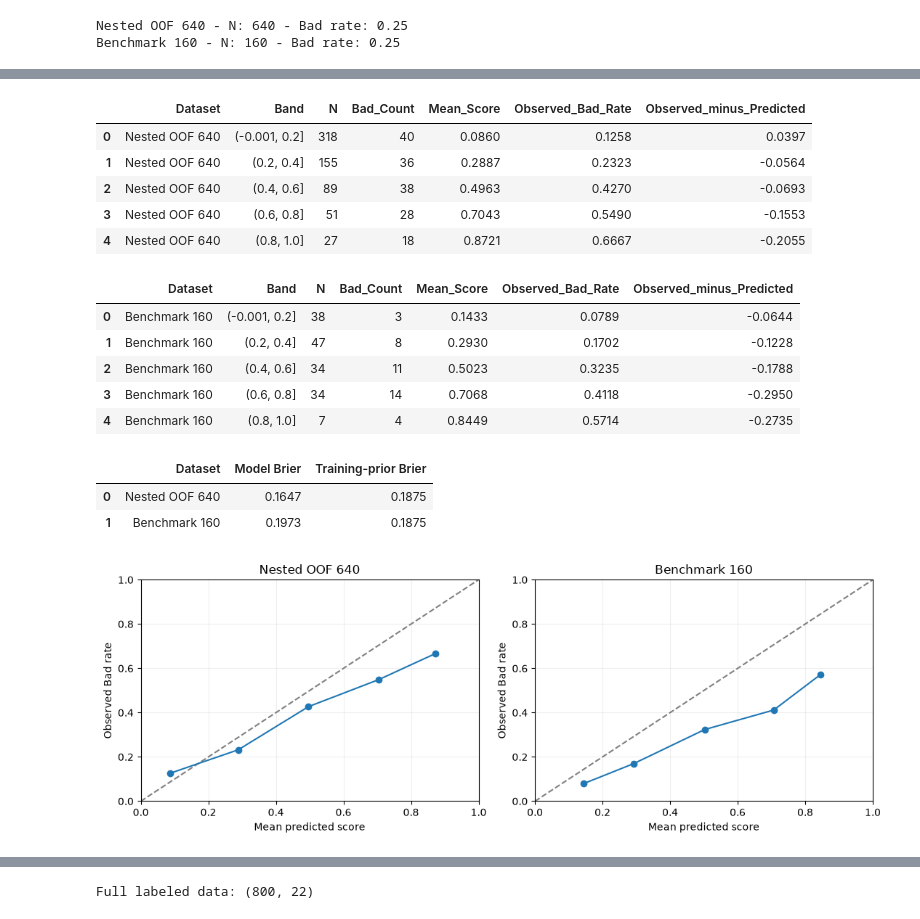
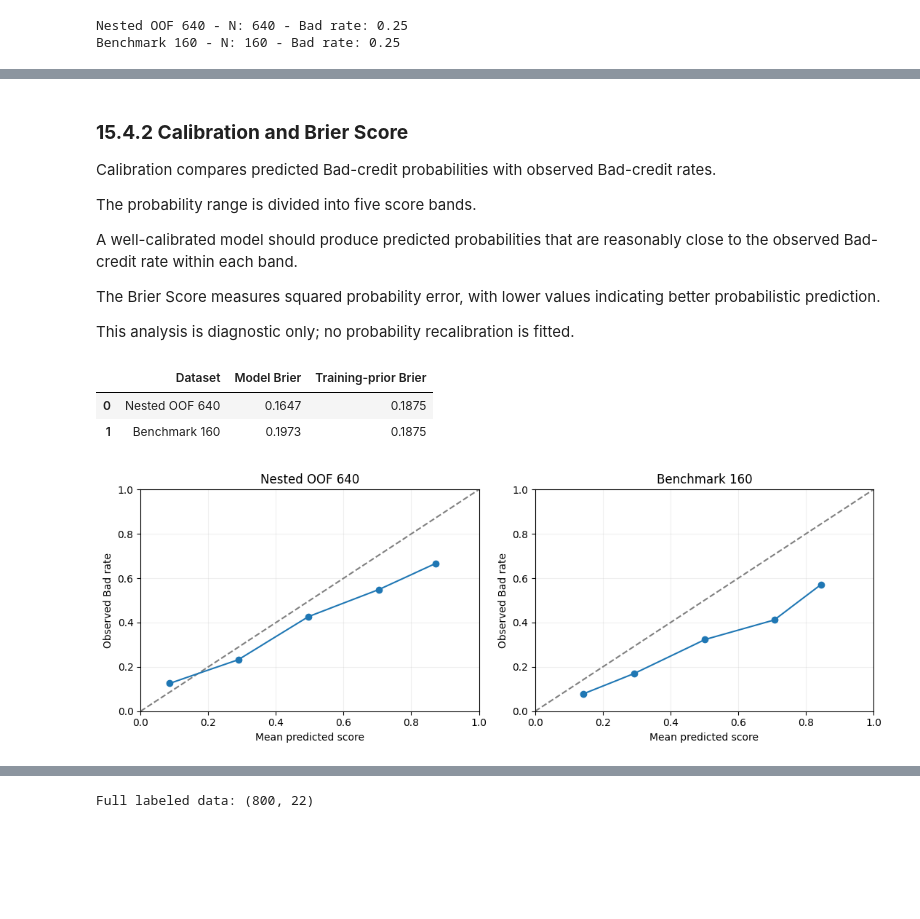
Before and after one commit to tnamgia76-debug/DS66B_group_5-German-Credit_Statistic, a Jupyter notebook: main_v2.ipynb, the cells around one changed output, grey strips where cells are left out. Saved outputs shown, nothing was run; the diff lists cells and outputs as text; code cells hidden in the pictures; blank space fills up the shorter version.

Commit message:
Finalize German Credit analysis notebook

```diff
--- a/main_v2.ipynb
+++ b/main_v2.ipynb
@@ -3796,6 +2642,8 @@ This produces 148 candidate strategies.
 
 For every Inner fold, the actual feature names are selected using only that fold's training data.
 # %%
+# Jointly search feature count, model configuration and threshold.
+# 4 feature strategies x 37 model configurations = 148 candidates.
 def search_outer_candidates_with_features(
     outer_train,
     outer_assignment
@@ -3811,7 +2659,7 @@ def search_outer_candidates_with_features(
             model_builder = candidate["model_builder"]
 
             for config in candidate["configs"]:
-
+                # Evaluate this candidate using leakage-safe fold-wise feature selection.
                 oof_prob = generate_inner_oof_feature_selection(
                     model_builder=model_builder,
                     model_params=config,
@@ -3831,7 +2679,8 @@ def search_outer_candidates_with_features(
                     "Model": model_name,
                     "Params": config,
                     "Threshold": best_threshold["Threshold"],
-                    "Cost": int(best_threshold["Cost"])
+                    "Cost": int(best_threshold["Cost"]),
+                    "Average Cost": float(best_threshold["Average Cost"])
                 })
 
     results = pd.DataFrame(results)
@@ -4339,8 +3105,8 @@ This produces 148 candidate combinations.
 
 For each candidate, the threshold minimizing OOF business cost is selected.
 # %%
+# Search all 148 feature/model candidates using Development OOF predictions only.
 final_feature_search_results = []
-
 
 for feature_name, n_features in FEATURE_COUNTS.items():
 
@@ -4356,7 +3122,7 @@ for feature_name, n_features in FEATURE_COUNTS.items():
                 model_params=config,
                 n_features=n_features
             )
-
+            # Select the business-cost threshold from Development OOF predictions.
             best_threshold, _ = find_best_threshold(
                 y_true=y,
                 prob_bad=final_oof
@@ -4373,9 +3139,7 @@ for feature_name, n_features in FEATURE_COUNTS.items():
                 "FN": int(best_threshold["FN"]),
                 "TP": int(best_threshold["TP"]),
                 "Cost": int(best_threshold["Cost"]),
-                "Average Cost": (
-                    best_threshold["Cost"] / len(development)
-                )
+                "Average Cost": float(best_threshold["Average Cost"])
             })
 # %%
 final_feature_search_results = (
@@ -4590,20 +3680,11 @@ benchmark_pred = (
 # %%
-tn, fp, fn, tp = confusion_matrix(
-    y_benchmark,
-    benchmark_pred
-).ravel()
-
+tn, fp, fn, tp = confusion_matrix(y_benchmark, benchmark_pred).ravel()
 
 benchmark_cost = 5 * fn + fp
 
-benchmark_average_cost = (
-    benchmark_cost
-    / len(y_benchmark)
-)
+benchmark_average_cost = (benchmark_cost / len(y_benchmark))
 
-benchmark_cost_per_100 = (
-    benchmark_average_cost * 100
-)
+benchmark_cost_per_100 = (benchmark_average_cost * 100)
 # %%
 benchmark_metrics = pd.DataFrame({
     "Metric": [
@@ -4754,14 +3841,14 @@ from IPython.display import display
 VALIDATION_DIR = PROJECT_ROOT / "outputs" / "validation_checks"
 VALIDATION_DIR.mkdir(parents=True, exist_ok=True)
 
-
+# Calculate diagnostic classification, discrimination, calibration and business metrics.
+# These metrics are reported only after model selection has been completed.
 def validation_metrics(actual, probability, threshold):
     actual = np.asarray(actual)
     probability = np.asarray(probability)
     prediction = (probability >= np.asarray(threshold)).astype(int)
 
     tn, fp, fn, tp = confusion_matrix(actual, prediction, labels=[0, 1]).ravel()
-    fpr, tpr, _ = roc_curve(actual, probability, drop_intermediate=False)
     auc = roc_auc_score(actual, probability)
 
     return {
@@ -4771,21 +3858,13 @@ def validation_metrics(actual, probability, threshold):
         "Accuracy": accuracy_score(actual, prediction),
         "ROC-AUC": auc,
         "Average Precision": average_precision_score(actual, probability),
-        "Gini": 2 * auc - 1,
-        "KS": np.max(np.abs(tpr - fpr)),
-        "TPR-FPR at cutoff": tp / (tp + fn) - fp / (fp + tn),
         "Recall Bad": tp / (tp + fn),
         "FPR Good": fp / (fp + tn),
-        "FNR Bad": fn / (tp + fn),
-        "Approval Rate": (tn + fn) / len(actual),
-        "Bad Rate Approved": fn / (tn + fn) if tn + fn > 0 else np.nan,
         "Total Cost": 5 * fn + fp,
         "Average Cost": (5 * fn + fp) / len(actual),
         "Brier": brier_score_loss(actual, probability)
     }
 
-print("TPR-FPR at cutoff:", validation_metrics(actual, scores, final_threshold)["TPR-FPR at cutoff"])
-
 print("Model:", final_model_name)
 print("Parameters:", final_params)
 print("Frozen threshold:", final_threshold)
@@ -4904,6 +3984,18 @@ display(baseline_comparison.round(4))
 | 3 | Benchmark 160 | Model | 0.6562 | 11 | 44 | 99 | 0.6188 |
 | 4 | Benchmark 160 | All Good | 0.7500 | 40 | 0 | 200 | 1.2500 |
 | 5 | Benchmark 160 | All Bad | 0.2500 | 0 | 120 | 120 | 0.7500 |
+# %% [markdown]
+### **15.4.2 Calibration and Brier Score**
+
+Calibration compares predicted Bad-credit probabilities with observed Bad-credit rates.
+
+The probability range is divided into five score bands.
+
+A well-calibrated model should produce predicted probabilities that are reasonably close to the observed Bad-credit rate within each band.
+
+The Brier Score measures squared probability error, with lower values indicating better probabilistic prediction.
+
+This analysis is diagnostic only; no probability recalibration is fitted.
 # %%
 def calibration_table(actual, probability):
     table = pd.DataFrame({"Actual": np.asarray(actual), "Score": np.asarray(probability)})
@@ -4934,47 +4026,34 @@ for name, data in validation_sets.items():
         # The other core evaluation table is Benchmark 160.
         data["Base Probability"] = development["bad_credit"].mean()
 
 calibration_tables = []
 brier_rows = []
 fig, axes = plt.subplots(1, 2, figsize=(11, 4))
 
 for ax, (name, data) in zip(axes, validation_sets.items()):
     table = calibration_table(data["Actual"], data["P(Bad)"])
     table.insert(0, "Dataset", name)
     calibration_tables.append(table)
-    display(table.round(4))
 
     brier_rows.append({
         "Dataset": name,
         "Model Brier": brier_score_loss(data["Actual"], data["P(Bad)"]),
         "Training-prior Brier": brier_score_loss(data["Actual"], data["Base Probability"])
     })
     ax.plot([0, 1], [0, 1], "--", color="gray")
     ax.plot(table["Mean_Score"], table["Observed_Bad_Rate"], "o-")
     ax.set(title=name, xlabel="Mean predicted score", ylabel="Observed Bad rate",
            xlim=(0, 1), ylim=(0, 1))
     ax.grid(alpha=.2)
 
 calibration_results = pd.concat(calibration_tables, ignore_index=True)
 brier_comparison = pd.DataFrame(brier_rows)
 display(brier_comparison.round(4))
 plt.tight_layout()
 plt.savefig(VALIDATION_DIR / "calibration.png", dpi=150)
 plt.show()
 # %% [output]
-|  | Dataset | Band | N | Bad_Count | Mean_Score | Observed_Bad_Rate | Observed_minus_Predicted |
-| 0 | Nested OOF 640 | (-0.001, 0.2] | 318 | 40 | 0.0860 | 0.1258 | 0.0397 |
-| 1 | Nested OOF 640 | (0.2, 0.4] | 155 | 36 | 0.2887 | 0.2323 | -0.0564 |
-| 2 | Nested OOF 640 | (0.4, 0.6] | 89 | 38 | 0.4963 | 0.4270 | -0.0693 |
-| 3 | Nested OOF 640 | (0.6, 0.8] | 51 | 28 | 0.7043 | 0.5490 | -0.1553 |
-| 4 | Nested OOF 640 | (0.8, 1.0] | 27 | 18 | 0.8721 | 0.6667 | -0.2055 |
+|  | Dataset | Model Brier | Training-prior Brier |
+| 0 | Nested OOF 640 | 0.1647 | 0.1875 |
+| 1 | Benchmark 160 | 0.1973 | 0.1875 |
-|  | Dataset | Band | N | Bad_Count | Mean_Score | Observed_Bad_Rate | Observed_minus_Predicted |
-| 0 | Benchmark 160 | (-0.001, 0.2] | 38 | 3 | 0.1433 | 0.0789 | -0.0644 |
-| 1 | Benchmark 160 | (0.2, 0.4] | 47 | 8 | 0.2930 | 0.1702 | -0.1228 |
-| 2 | Benchmark 160 | (0.4, 0.6] | 34 | 11 | 0.5023 | 0.3235 | -0.1788 |
-| 3 | Benchmark 160 | (0.6, 0.8] | 34 | 14 | 0.7068 | 0.4118 | -0.2950 |
-| 4 | Benchmark 160 | (0.8, 1.0] | 7 | 4 | 0.8449 | 0.5714 | -0.2735 |
-|  | Dataset | Model Brier | Training-prior Brier |
-| 0 | Nested OOF 640 | 0.1647 | 0.1875 |
-| 1 | Benchmark 160 | 0.1973 | 0.1875 |
-[figure, old version]
+[figure, new version]
```
Also changed, not shown: parts of 214 cells of this notebook.
